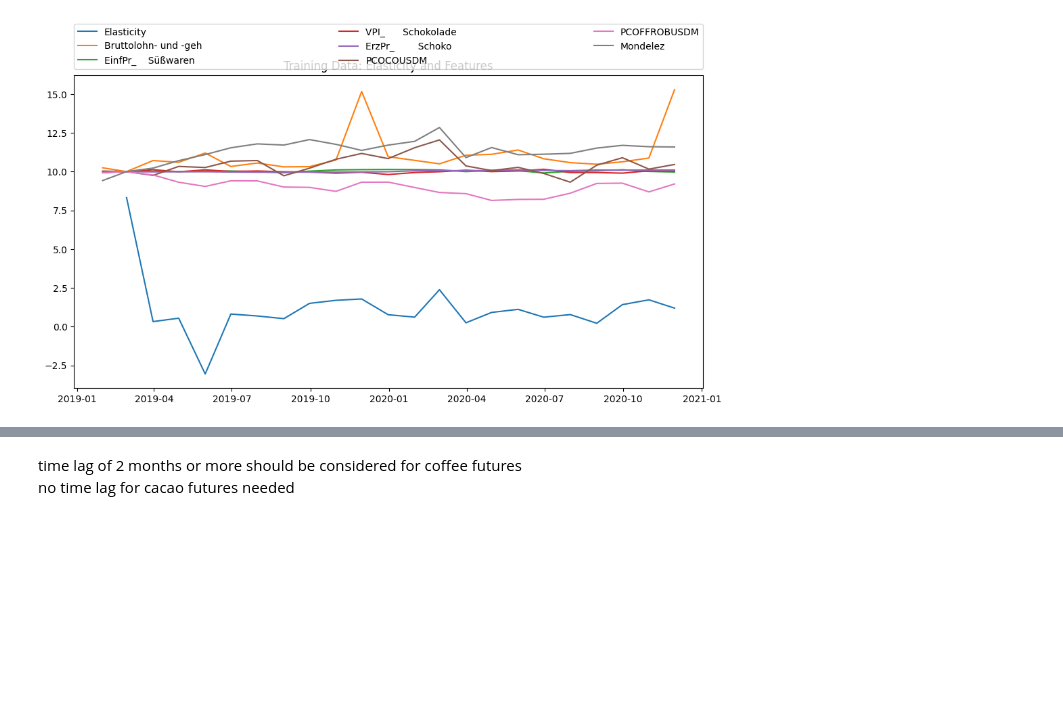
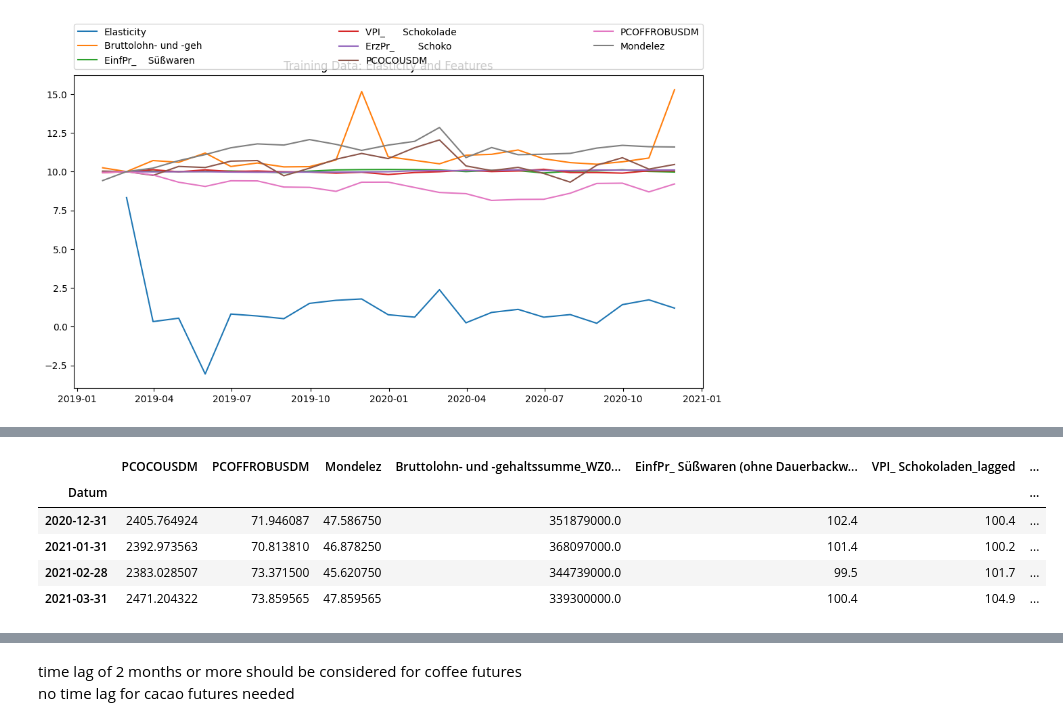
Before and after one commit to salimaabdalla/dpp_projekt_2026, a Jupyter notebook: notebooks/08_prediction_monthly_updated.ipynb, the cells around one changed output, grey strips where cells are left out. Drawn from its saved outputs; the diff is of its cells as text; code cells hidden in the pictures; blank space fills up the shorter version.

```diff
--- a/notebooks/08_prediction_monthly_updated.ipynb
+++ b/notebooks/08_prediction_monthly_updated.ipynb
@@ -158,3 +163,33 @@ Text(0.5, 1.0, 'Training Data: Elasticity and Features')
+# %%
+# defining lagged features for batch 1
+features_lagged = X_train.iloc[:, 0:4].shift(1)
+features_lagged_names = features_lagged.columns.tolist()
+features_lagged.columns = [col + '_lagged' for col in features_lagged.columns]  # renaming lagged features to distinguish them from original features
+features_lagged = features_lagged.fillna(method='bfill')  # filling NaN values in lagged features with backward fill method
+features_lagged = features_lagged.fillna(method='ffill')  # filling remaining NaN values in lagged features with forward fill method
+features_lagged
+
+# combining original features with lagged features for training and dropping original features which are now redundant due to lagged features
+X_train_combined = pd.concat([X_train, features_lagged], axis=1)
+X_train_combined.drop(columns=feature_names[0:4], inplace=True)  # dropping original features which are now redundant due to lagged features
+X_train_combined
+
+# same for test set
+features_lagged_test = X_test.iloc[:, 0:4].shift(1)
+features_lagged_test.columns = [col + '_lagged' for col in features_lagged_test.columns]  # renaming lagged features to distinguish them from original features
+# filling NaN values in lagged features with data from training set to avoid data leakage
+features_lagged_test = features_lagged_test.fillna(features_lagged.iloc[-1])  # filling NaN values in lagged features with last row of lagged features from training set
+features_lagged_test = features_lagged_test.fillna(features_lagged.iloc[0])  # filling remaining NaN values in lagged features with first row of lagged features from training set
+X_test_combined = pd.concat([X_test, features_lagged_test], axis=1)
+X_test_combined.drop(columns=feature_names[0:4], inplace=True)  # dropping original features which are now redundant due to lagged features
+X_test_combined
+# %% [output]
+|  | PCOCOUSDM | PCOFFROBUSDM | Mondelez | Bruttolohn- und -gehaltssumme_WZ0... | EinfPr_ Süßwaren (ohne Dauerbackw... | VPI_ Schokoladen_lagged | ... |
+| Datum |  |  |  |  |  |  | ... |
+| 2020-12-31 | 2405.764924 | 71.946087 | 47.586750 | 351879000.0 | 102.4 | 100.4 | ... |
+| 2021-01-31 | 2392.973563 | 70.813810 | 46.878250 | 368097000.0 | 101.4 | 100.2 | ... |
+| 2021-02-28 | 2383.028507 | 73.371500 | 45.620750 | 344739000.0 | 99.5 | 101.7 | ... |
+| 2021-03-31 | 2471.204322 | 73.859565 | 47.859565 | 339300000.0 | 100.4 | 104.9 | ... |
 # %%
 # imputation and scaling of features for batch 1
 from sklearn.impute import SimpleImputer
```
Also changed, not shown: parts of 5 cells of this notebook.
